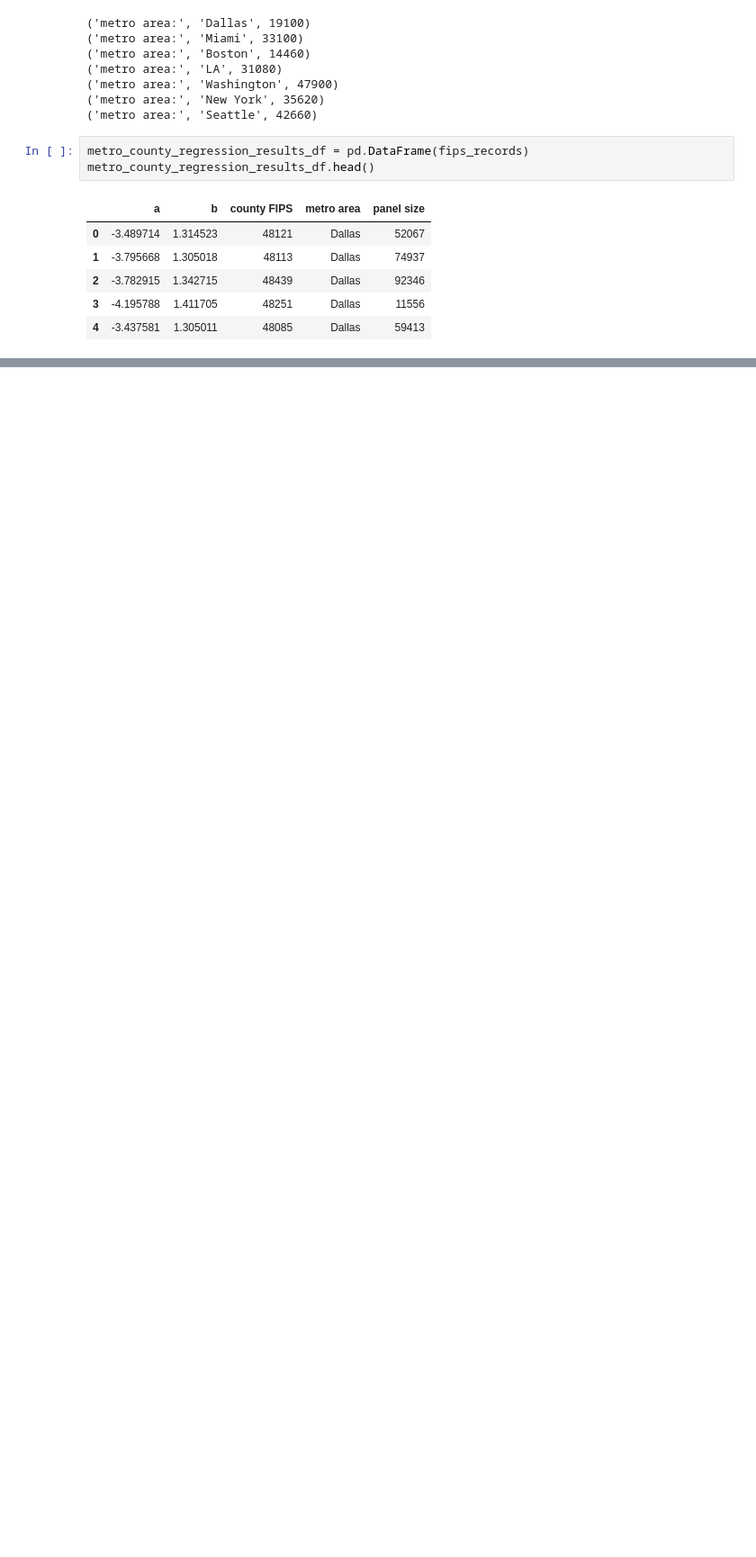
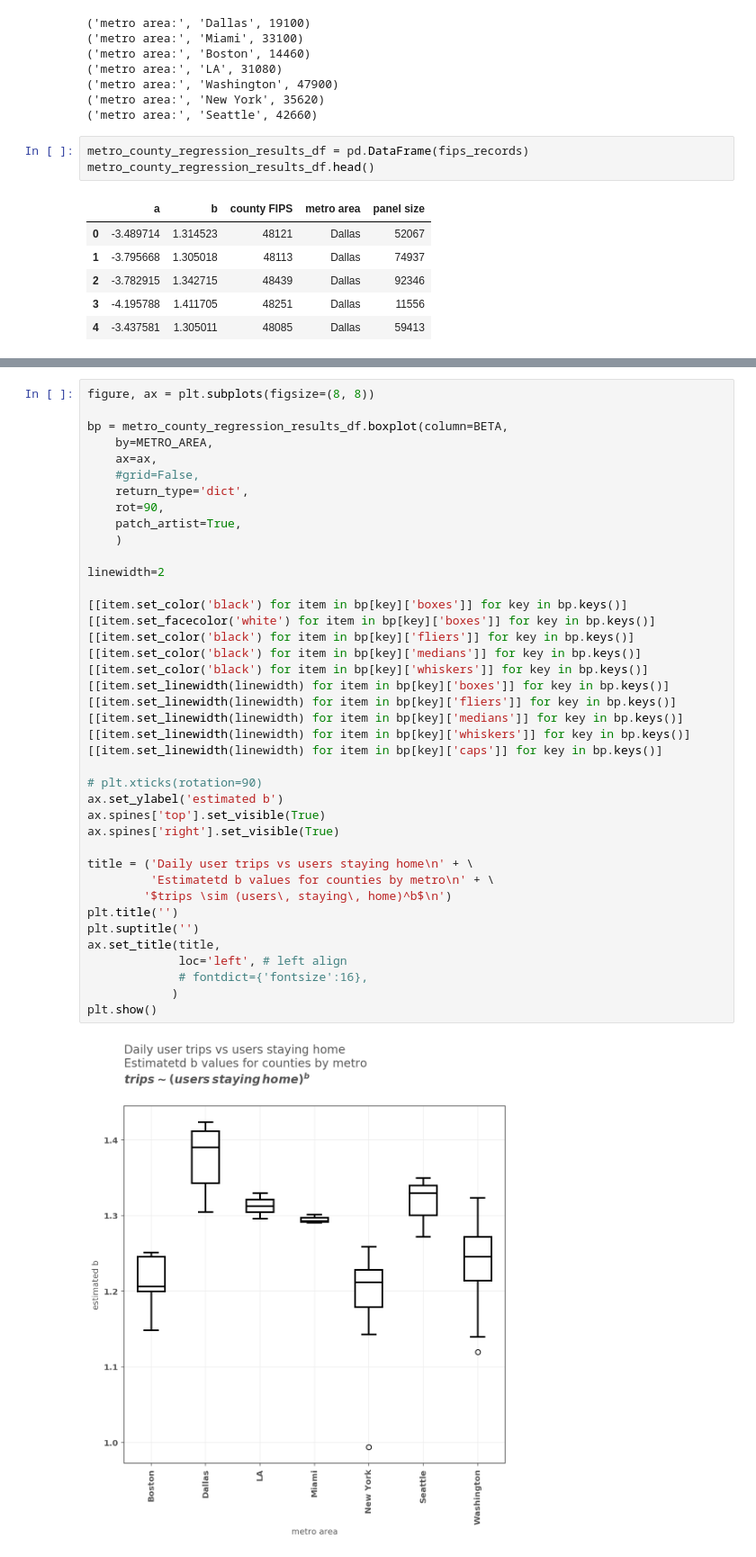
Before and after one commit to aberke/covid-19, a Jupyter notebook: trips_v_staying_home.ipynb, the cells around one changed output, grey strips where cells are left out. Shown at 90% size. Cells and saved outputs as stored; diff of their text form; blank space fills up the shorter version.

```diff
--- a/trips_v_staying_home.ipynb
+++ b/trips_v_staying_home.ipynb
@@ -372,0 +371,42 @@ plt.show()
+# %%
+figure, ax = plt.subplots(figsize=(8, 8))
+
+bp = metro_county_regression_results_df.boxplot(column=BETA,
+    by=METRO_AREA,
+    ax=ax,
+    #grid=False,
+    return_type='dict',
+    rot=90,
+    patch_artist=True,
+    )
+
+linewidth=2
+
+[[item.set_color('black') for item in bp[key]['boxes']] for key in bp.keys()]
+[[item.set_facecolor('white') for item in bp[key]['boxes']] for key in bp.keys()]
+[[item.set_color('black') for item in bp[key]['fliers']] for key in bp.keys()]
+[[item.set_color('black') for item in bp[key]['medians']] for key in bp.keys()]
+[[item.set_color('black') for item in bp[key]['whiskers']] for key in bp.keys()]
+[[item.set_linewidth(linewidth) for item in bp[key]['boxes']] for key in bp.keys()]
+[[item.set_linewidth(linewidth) for item in bp[key]['fliers']] for key in bp.keys()]
+[[item.set_linewidth(linewidth) for item in bp[key]['medians']] for key in bp.keys()]
+[[item.set_linewidth(linewidth) for item in bp[key]['whiskers']] for key in bp.keys()]
+[[item.set_linewidth(linewidth) for item in bp[key]['caps']] for key in bp.keys()]
+
+# plt.xticks(rotation=90)
+ax.set_ylabel('estimated b')
+ax.spines['top'].set_visible(True)
+ax.spines['right'].set_visible(True)
+
+title = ('Daily user trips vs users staying home\n' + \
+         'Estimatetd b values for counties by metro\n' + \
+        '$trips \sim (users\, staying\, home)^b$\n')
+plt.title('')
+plt.suptitle('')
+ax.set_title(title,
+             loc='left', # left align
+             # fontdict={'fontsize':16},
+            )
+plt.show()
+# %% [output]
+[figure, added]
```
Also changed, not shown: parts of 5 cells of this notebook.
